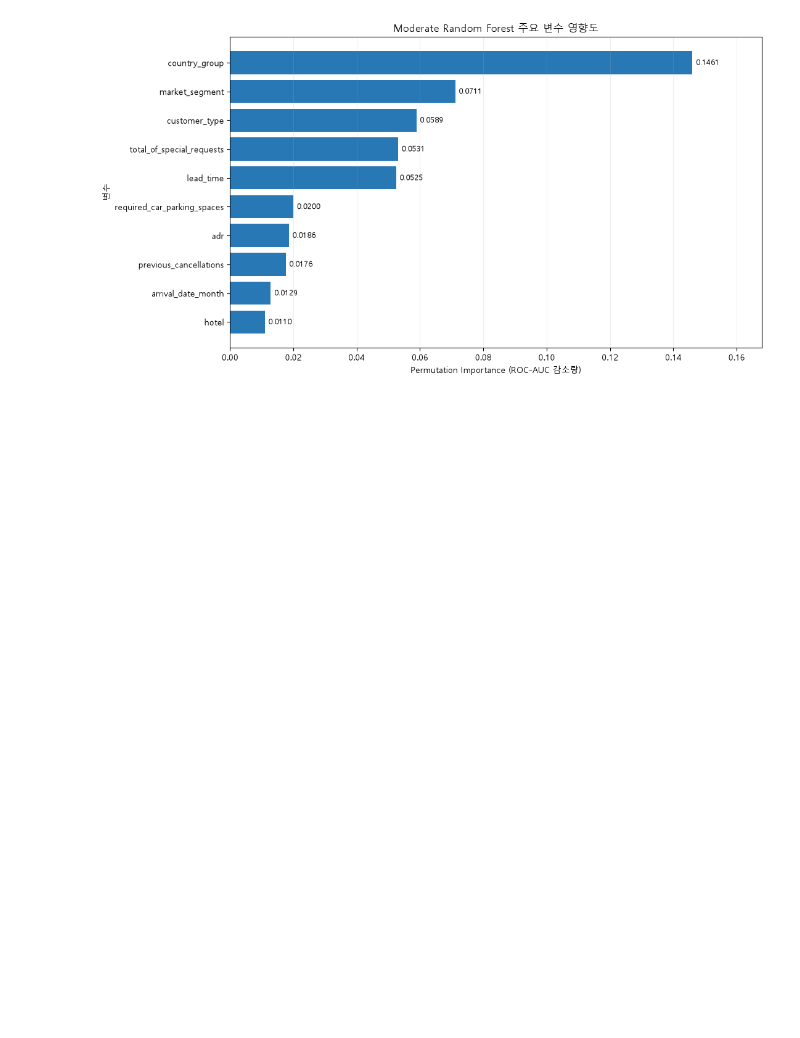
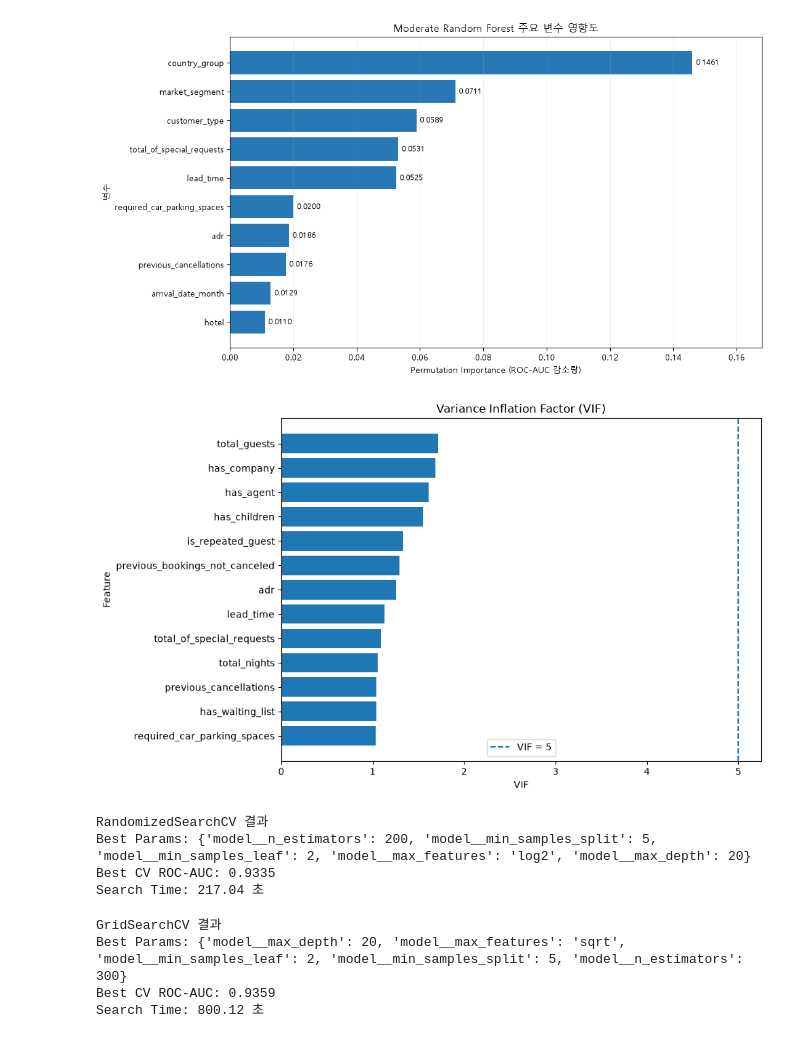
Before and after one commit to mseon94/Machine-Learning-PRJ, a Jupyter notebook: hotel_canceled.ipynb, the cells around one changed output. Drawn from its saved outputs; the diff is of its cells as text; code cells hidden in the pictures; blank space fills up the shorter version.

Commit message:
searchCV 방식 비교

```diff
--- a/hotel_canceled.ipynb
+++ b/hotel_canceled.ipynb
@@ -57,6 +58,12 @@ df2 = df2[
 print("제거 후 데이터 크기:", df2.shape)
 # %% [output]
 제거 후 데이터 크기: (119207, 36)
+# %%
+# adr 이상치 처리
+df2 = df2[
+    (df2["adr"] >= 0)
+    & (df2["adr"] <= 1000)
+]
 # %%
 # 파생변수 : 성인+아동+영아 -> 투숙객 수
 df2["total_guests"] = (
@@ -2220,3 +2294,35 @@ plt.tight_layout()
 plt.show()
 # %% [output]
 [figure]
+# %%
+import matplotlib.pyplot as plt
+
+plot_vif = vif_df[
+    vif_df["Feature"] != "const"
+].sort_values(
+    "VIF",
+    ascending=True
+)
+
+plt.figure(figsize=(10, 6))
+
+plt.barh(
+    plot_vif["Feature"],
+    plot_vif["VIF"]
+)
+
+plt.axvline(
+    x=5,
+    linestyle="--",
+    label="VIF = 5"
+)
+
+plt.xlabel("VIF")
+plt.ylabel("Feature")
+plt.title("Variance Inflation Factor (VIF)")
+plt.legend()
+
+plt.tight_layout()
+plt.show()
+# %% [output]
+[figure, added]
@@ -2222,0 +2363,10 @@ plt.show()
+# %%
+print("RandomizedSearchCV 결과")
+print("Best Params:", search_random.best_params_)
+print("Best CV ROC-AUC:", round(search_random.best_score_, 4))
+print("Search Time:", round(random_time, 2), "초")
+# %% [output]
+RandomizedSearchCV 결과
+Best Params: {'model__n_estimators': 200, 'model__min_samples_split': 5, 'model__min_samples_leaf': 2, 'model__max_features': 'log2', 'model__max_depth': 20}
+Best CV ROC-AUC: 0.9335
+Search Time: 217.04 초
@@ -2222,0 +2390,10 @@ plt.show()
+# %%
+print("GridSearchCV 결과")
+print("Best Params:", search_grid.best_params_)
+print("Best CV ROC-AUC:", round(search_grid.best_score_, 4))
+print("Search Time:", round(grid_time, 2), "초")
+# %% [output]
+GridSearchCV 결과
+Best Params: {'model__max_depth': 20, 'model__max_features': 'sqrt', 'model__min_samples_leaf': 2, 'model__min_samples_split': 5, 'model__n_estimators': 300}
+Best CV ROC-AUC: 0.9359
+Search Time: 800.12 초
```
Also changed, not shown: parts of 26 cells of this notebook.
